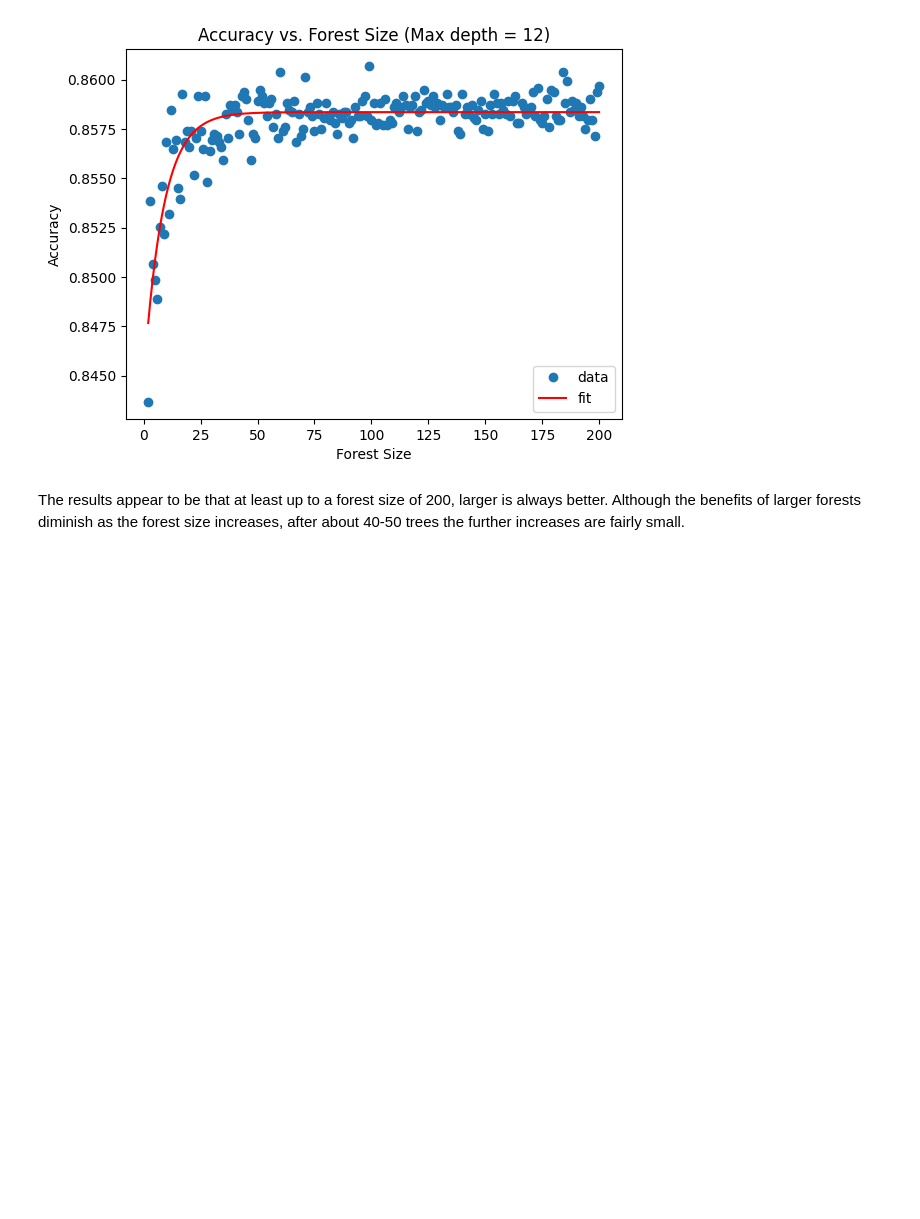
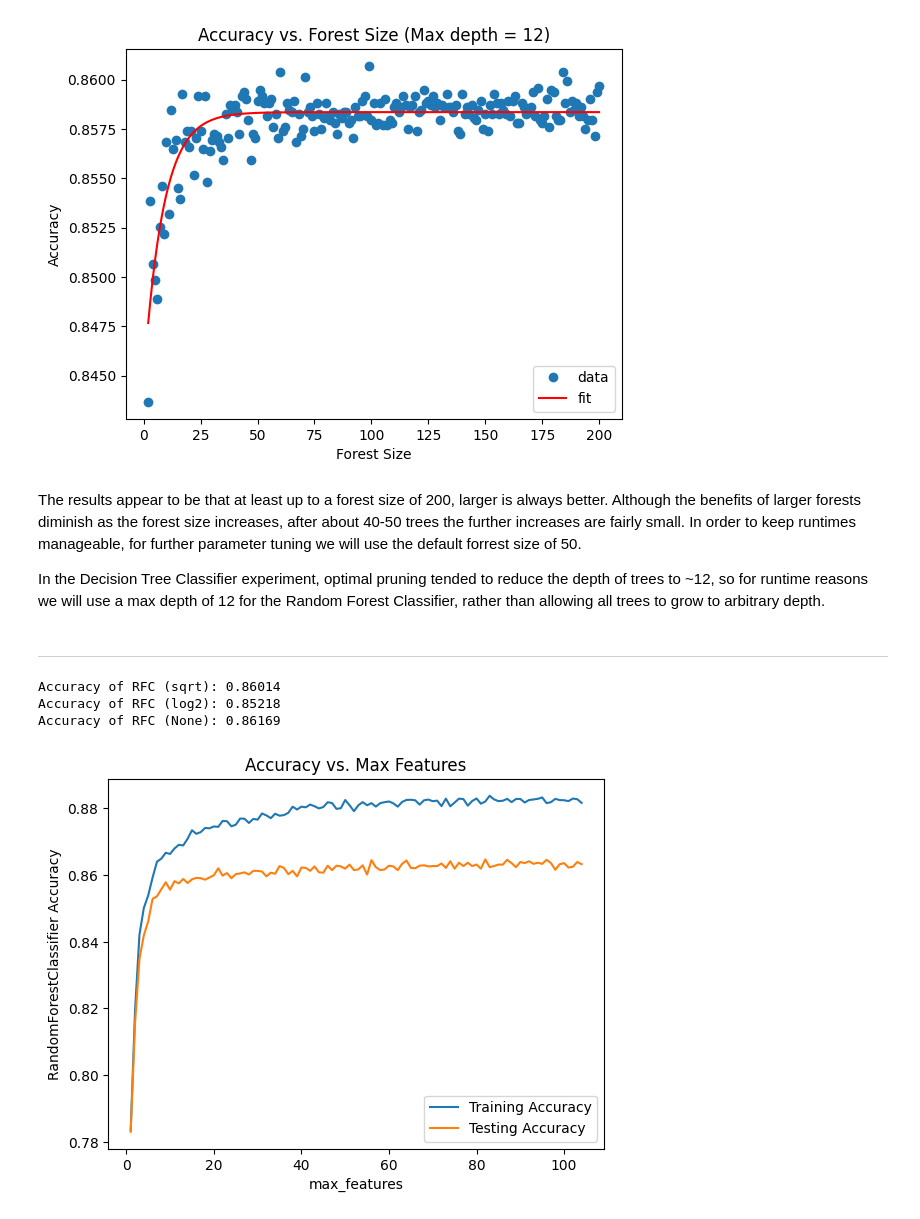
Before and after one commit to SeanMcAuliffe/data-mining, a Jupyter notebook: a1/a1_rf.ipynb, the cells around one changed output. Saved outputs shown, nothing was run; the diff lists cells and outputs as text; code cells hidden in the pictures; blank space fills up the shorter version.

```diff
--- a/a1/a1_rf.ipynb
+++ b/a1/a1_rf.ipynb
@@ -194,4 +197,70 @@ plt.show()
 maximum: 199.9984637007033 0.8583552232362794
 [figure]
 # %% [markdown]
-The results appear to be that at least up to a forest size of 200, larger is always better. Although the benefits of larger forests diminish as the forest size increases, after about 40-50 trees the further increases are fairly small.
+The results appear to be that at least up to a forest size of 200, larger is always better. Although the benefits of larger forests diminish as the forest size increases, after about 40-50 trees the further increases are fairly small. In order to keep runtimes manageable, for further parameter tuning we will use the default forrest size of 50.
+
+In the Decision Tree Classifier experiment, optimal pruning tended to reduce the depth of trees to ~12, so for runtime reasons we will use a max depth of 12 for the Random Forest Classifier, rather than allowing all trees to grow to arbitrary depth.
+# %% [markdown]
+---
+# %%
+# Experiment 2: Varying d', the maximum number of features to train a tree on
+
+feature_limits = ['sqrt', 'log2', None]
+
+rfc_sqrt = RandomForestClassifier(n_estimators=50,
+                            max_depth=12,
+                            max_features='sqrt',
+                            n_jobs=-1)
+
+rfc_log2 = RandomForestClassifier(n_estimators=50,
+                            max_depth=12,
+                            max_features='log2',
+                            n_jobs=-1)
+
+rfc_none = RandomForestClassifier(n_estimators=50,
+                            max_depth=12,
+                            max_features=None,
+                            n_jobs=-1)
+
+X_train, y_train, X_test, y_test = split_dataset(0.8)
+
+rfc_sqrt.fit(X_train, y_train)
+rfc_log2.fit(X_train, y_train)
+rfc_none.fit(X_train, y_train)
+
+print("Accuracy of RFC (sqrt): {:.5f}".format(rfc_sqrt.score(X_test, y_test)))
+print("Accuracy of RFC (log2): {:.5f}".format(rfc_log2.score(X_test, y_test)))
+print("Accuracy of RFC (None): {:.5f}".format(rfc_none.score(X_test, y_test)))
+
+# It seems that allowing the algorithm to choose up to all features is the best option
+# %% [output]
+Accuracy of RFC (sqrt): 0.86014
+Accuracy of RFC (log2): 0.85218
+Accuracy of RFC (None): 0.86169
+# %%
+# Experiement 2B: Varying d', the maximum number of features to train a tree on as an int
+
+X_train, y_train, X_test, y_test = split_dataset(0.8)
+
+feature_limit = [x for x in range(1, 105)]
+training_accuracy = []
+testing_accuracy = []
+
+for i in feature_limit:
+    rfc = RandomForestClassifier(n_estimators=50,
+                                max_depth=12,
+                                max_features=i,
+                                n_jobs=-1)
+    rfc.fit(X_train, y_train)
+    testing_accuracy.append(rfc.score(X_test, y_test))
+    training_accuracy.append(rfc.score(X_train, y_train))
+
+plt.plot(feature_limit, training_accuracy, label="Training Accuracy")
+plt.plot(feature_limit, testing_accuracy, label="Testing Accuracy")
+plt.xlabel("max_features")
+plt.ylabel("RandomForestClassifier Accuracy")
+plt.title("Accuracy vs. Max Features")
+plt.legend()
+plt.show()
+# %% [output]
+[figure, added]
```
Also changed, not shown: parts of 14 cells of this notebook, 1 other file.
